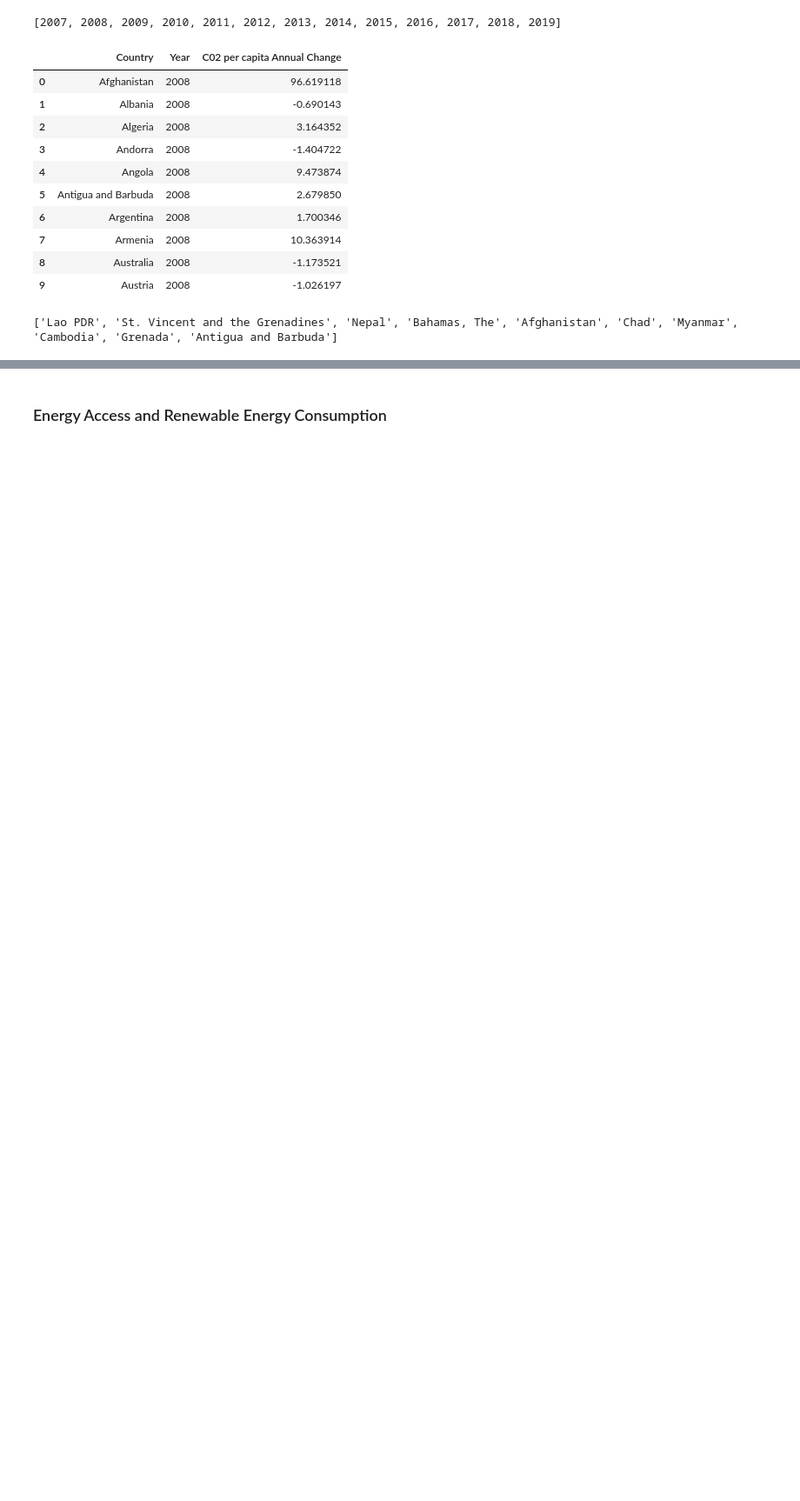
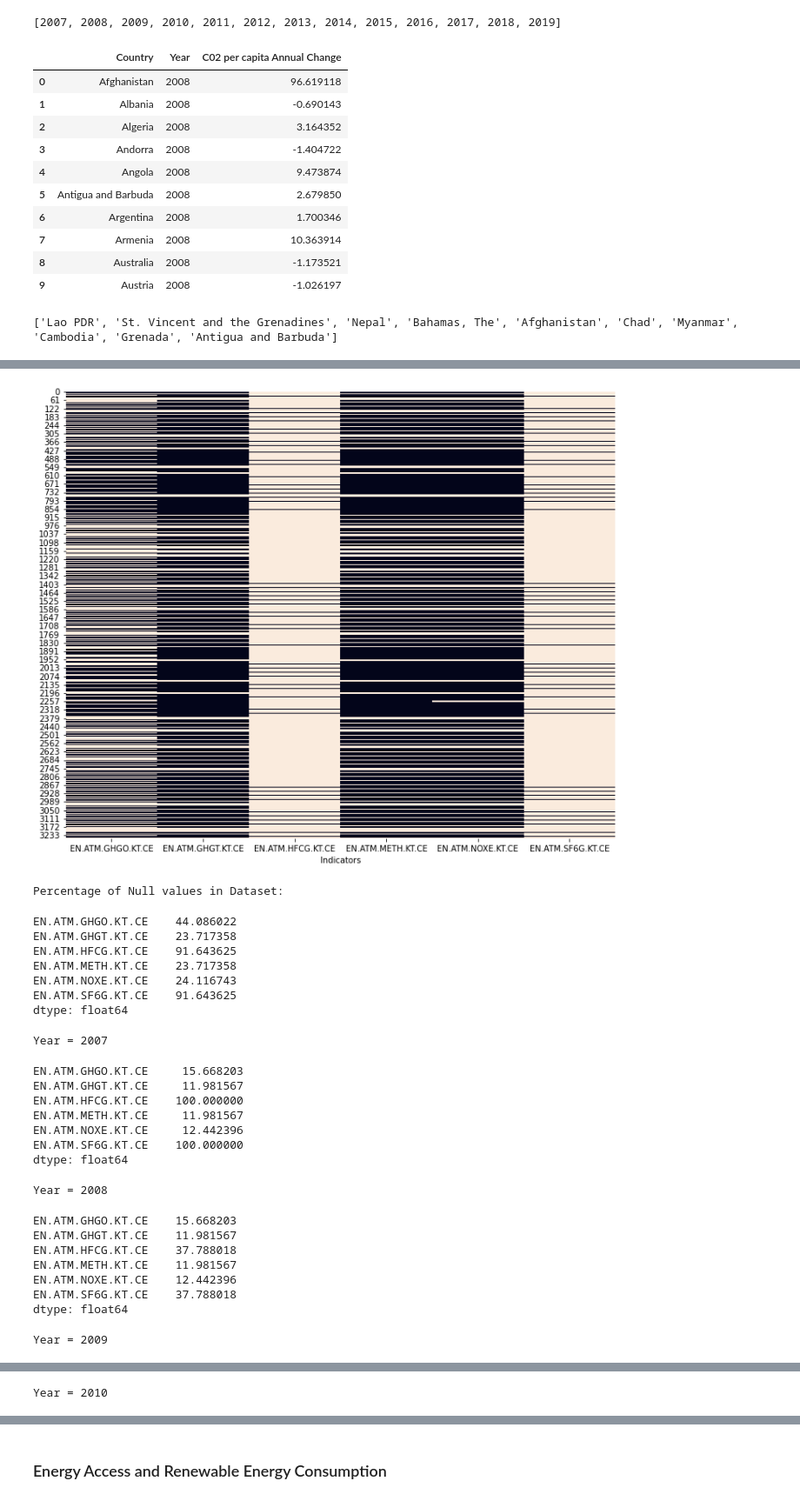
Before and after one commit to jords-santiago/humans_are_pollutants, a Jupyter notebook: 02_SourceCodes/01_Python_JupyterNotebook/World_Bank_Devt_Indicators_vs_Environment.ipynb, the cells around one changed output, grey strips where cells are left out. Shown at 87% size. Saved outputs shown, nothing was run; the diff lists cells and outputs as text; code cells hidden in the pictures; blank space fills up the shorter version.

```diff
--- a/02_SourceCodes/01_Python_JupyterNotebook/World_Bank_Devt_Indicators_vs_Environment.ipynb
+++ b/02_SourceCodes/01_Python_JupyterNotebook/World_Bank_Devt_Indicators_vs_Environment.ipynb
@@ -334,0 +448,2 @@ plt.show()
+# %%
+othergas_descdf, othergas_df = world_bank_file_to_df('../../01_DataSources/01_Raw/World_Bank_Othergas_World_Development_Indicators/World_Bank_Othergas_World_Development_Indicators_Data.csv')
@@ -334,0 +460,29 @@ plt.show()
+# %%
+visualize_nulls(othergas_df)
+# %% [output]
+[figure, added]
+Percentage of Null values in Dataset:
+EN.ATM.GHGO.KT.CE    44.086022
+EN.ATM.GHGT.KT.CE    23.717358
+EN.ATM.HFCG.KT.CE    91.643625
+EN.ATM.METH.KT.CE    23.717358
+EN.ATM.NOXE.KT.CE    24.116743
+EN.ATM.SF6G.KT.CE    91.643625
+dtype: float64
+Year = 2007
+EN.ATM.GHGO.KT.CE     15.668203
+EN.ATM.GHGT.KT.CE     11.981567
+EN.ATM.HFCG.KT.CE    100.000000
+EN.ATM.METH.KT.CE     11.981567
+EN.ATM.NOXE.KT.CE     12.442396
+EN.ATM.SF6G.KT.CE    100.000000
+dtype: float64
+Year = 2008
+EN.ATM.GHGO.KT.CE    15.668203
+EN.ATM.GHGT.KT.CE    11.981567
+EN.ATM.HFCG.KT.CE    37.788018
+EN.ATM.METH.KT.CE    11.981567
+EN.ATM.NOXE.KT.CE    12.442396
+EN.ATM.SF6G.KT.CE    37.788018
+dtype: float64
+Year = 2009
@@ -334,0 +496 @@ plt.show()
+Year = 2010
```
Also changed, not shown: parts of 23 cells of this notebook, 2 other files.
